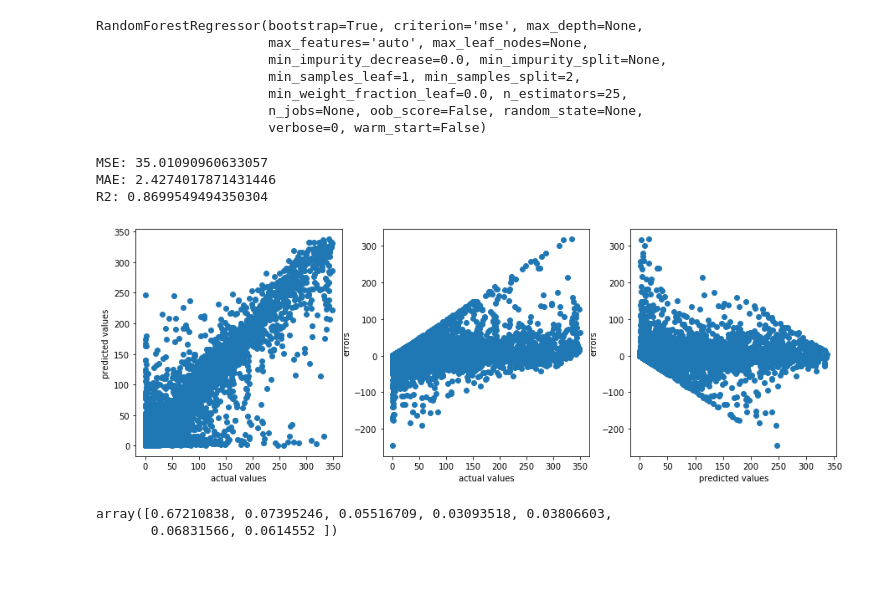
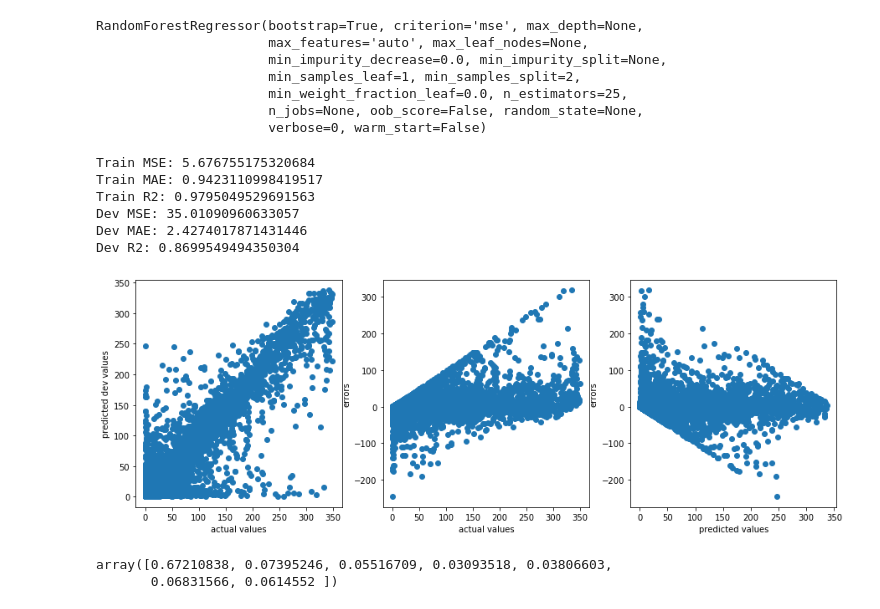
Before and after one commit to arnoldyb/air_pollution, a Jupyter notebook: nn/full_year_stuff.ipynb, the cells around one changed output. Drawn from its saved outputs; the diff is of its cells as text; code cells hidden in the pictures; blank space fills up the shorter version.

Commit message:
model analysis

```diff
--- a/nn/full_year_stuff.ipynb
+++ b/nn/full_year_stuff.ipynb
@@ -248,3 +246,5 @@ df.to_csv("big_df.csv", index = False)
+# %%
+sensor_locs = pd.read_csv("sensor_locs.csv")
 # %%
 from sklearn.model_selection import train_test_split
 target_var = '2_5um'
@@ -349,11 +339,12 @@ X_dev['elevation'] = X_dev['sensor_id'].map(lambda x: sensor_locs.loc[x, 'elevat
 # %%
 baseline_features = ['epa_pm25_value', 'humidity', 'temperature', 'wind_x', 'wind_y', 'ndvi', 'elevation']
 
-X_train_base = X_train[train_cut][baseline_features].to_numpy()
-X_dev_base = X_dev[dev_cut][baseline_features].to_numpy()
+# cuts not yet applied
+X_train_base = X_train[baseline_features].to_numpy()
+X_dev_base = X_dev[baseline_features].to_numpy()
 
-X_train_img = X_train[train_cut]['img'].to_numpy()
-X_dev_img = X_dev[dev_cut]['img'].to_numpy()
+# X_train_img = X_train[train_cut]['img'].to_numpy()
+# X_dev_img = X_dev[dev_cut]['img'].to_numpy()
 # %%
 y_train = y_train.to_numpy()
 y_dev = y_dev.to_numpy()
@@ -366,17 +371,21 @@ from sklearn.metrics import mean_squared_error,mean_absolute_error, r2_score
 %matplotlib inline
 from matplotlib import pyplot as plt
 
-def eval_model(actuals, preds):
-    print("MSE:", mean_squared_error(actuals, preds))
-    print("MAE:", mean_absolute_error(actuals, preds))
-    print("R2:", r2_score(actuals, preds))
+def eval_model(actuals, preds, actuals_train, preds_train):
+    print("Train MSE:", mean_squared_error(actuals_train, preds_train))
+    print("Train MAE:", mean_absolute_error(actuals_train, preds_train))
+    print("Train R2:", r2_score(actuals_train, preds_train))
+
+    print("Dev MSE:", mean_squared_error(actuals, preds))
+    print("Dev MAE:", mean_absolute_error(actuals, preds))
+    print("Dev R2:", r2_score(actuals, preds))
 
     errors = actuals - preds
 
     f, a = plt.subplots(ncols = 3, figsize = (15,5))
     a[0].scatter(actuals, preds)
     a[0].set_xlabel("actual values")
-    a[0].set_ylabel("predicted values")
+    a[0].set_ylabel("predicted dev values")
 
     a[1].scatter(actuals, errors)
     a[1].set_xlabel("actual values")
@@ -399,15 +408,20 @@ RandomForestRegressor(bootstrap=True, criterion='mse', max_depth=None,
                       min_weight_fraction_leaf=0.0, n_estimators=25,
                       n_jobs=None, oob_score=False, random_state=None,
                       verbose=0, warm_start=False)
+# %%
+preds_train = rf_1.predict(X_train_base)
 # %%
 preds_1 = rf_1.predict(X_dev_base)
 # %%
-eval_model(y_dev[dev_cut], preds_1)
+eval_model(y_dev[dev_cut], preds_1, y_train[train_cut], preds_train)
 # %% [output]
-MSE: 35.01090960633057
-MAE: 2.4274017871431446
-R2: 0.8699549494350304
+Train MSE: 5.676755175320684
+Train MAE: 0.9423110998419517
+Train R2: 0.9795049529691563
+Dev MSE: 35.01090960633057
+Dev MAE: 2.4274017871431446
+Dev R2: 0.8699549494350304
-[figure, old version]
+[figure, new version]
 # %%
 rf_1.feature_importances_
 # %% [output]
```
Also changed, not shown: parts of 21 cells of this notebook.
